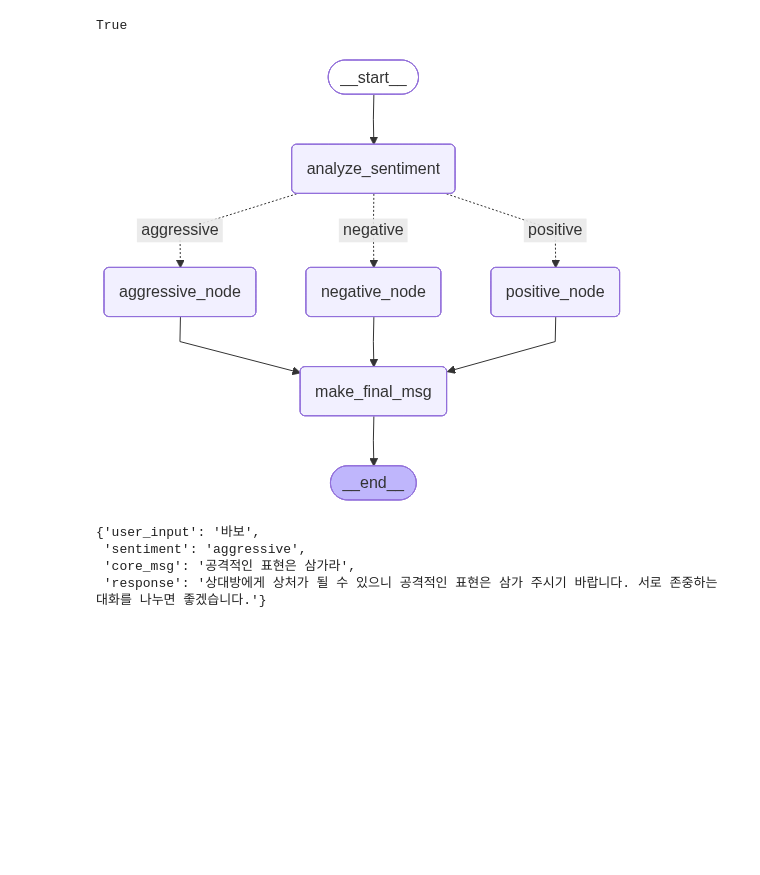
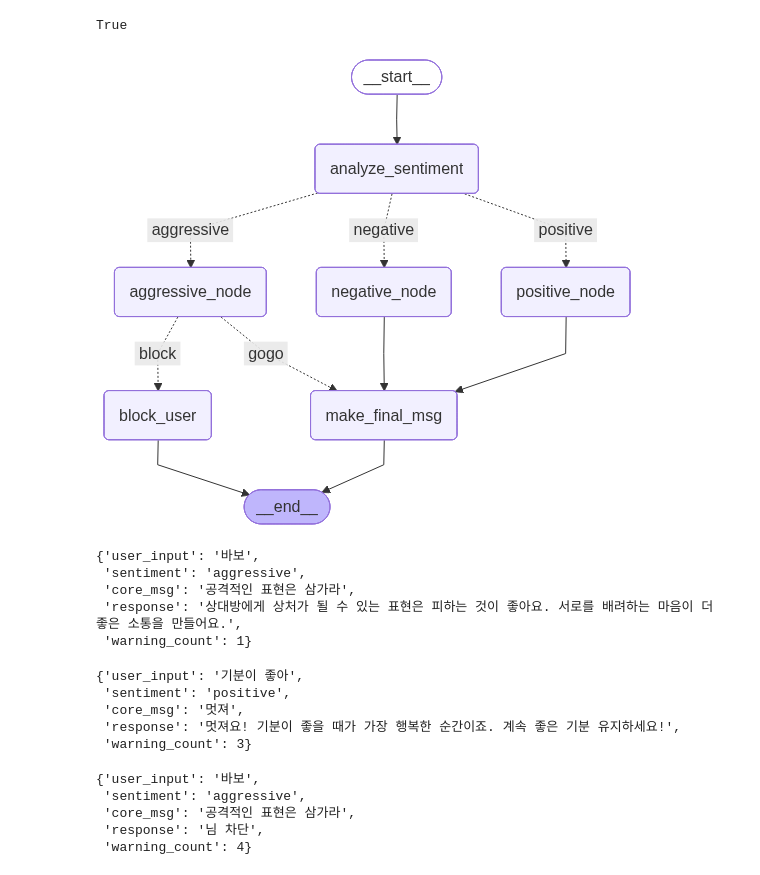
Before and after one commit to verba-neo/gaida-2, a Jupyter notebook: 05-langgraph/02-llm.ipynb, the cells around one changed output. Drawn from its saved outputs; the diff is of its cells as text; code cells hidden in the pictures; blank space fills up the shorter version.

```diff
--- a/05-langgraph/02-llm.ipynb
+++ b/05-langgraph/02-llm.ipynb
@@ -14,8 +41,9 @@ from typing import TypedDict, Literal, NotRequired
 class TeacherState(TypedDict):
     user_input: str  # 사용자 입력
     sentiment: NotRequired[Literal['positive', 'negative', 'aggressive']]  # 감정 분석
-    core_msg:  NotRequired[str]    # 핵심 메세지
-    response:  NotRequired[str]    # 최종 답변
+    core_msg:  NotRequired[str]      # 핵심 메세지
+    response:  NotRequired[str]      # 최종 답변
+    warning_count: NotRequired[int]  # 경고 횟수
 # %%
 from langchain.chat_models import init_chat_model
 
@@ -52,7 +80,13 @@ def negative_node(state: TeacherState):
 
 
 def aggressive_node(state: TeacherState):
-    return {'core_msg':  '공격적인 표현은 삼가라'}
+    # dict.get(a, b)  -> key a가 있으면, 해당 value. key a가 없으면 b가 나옴
+    count = state.get('warning_count', 0) + 1  # state에 'warning_count' 키가 있으면, 그대로 사용. 없으면 0
+    return {'core_msg':  '공격적인 표현은 삼가라', 'warning_count': count}
+
+
+def block_user(state: TeacherState):
+    return {'response': '님 차단'}
 # %%
 # 완성 Node
 def make_final_msg(state: TeacherState):
@@ -68,42 +102,78 @@ def make_final_msg(state: TeacherState):
 # %%
 def router(state: TeacherState):
     return state['sentiment']  # 단순히 다음 노드를 결정할 문자열만 return
+
+
+def block_router(state: TeacherState):
+    # count = state['warning_count']
+    count = state.get('warning_count', 0)
+
+    if count >= 3:
+        return 'block'
+    else:
+        return 'gogo'
 # %%
 from langgraph.graph import StateGraph, START, END
 
 graph = StateGraph(TeacherState)
 # 노드 등록 (등록 이름과 함수 이름을 맞추기)
 graph.add_node('analyze_sentiment', analyze_sentiment)
 graph.add_node('positive_node', positive_node)
 graph.add_node('negative_node', negative_node)
 graph.add_node('aggressive_node', aggressive_node)
+graph.add_node('block_user', block_user)
 graph.add_node('make_final_msg', make_final_msg)
 
 # 엣지 등록
 graph.add_edge(START, 'analyze_sentiment')
 graph.add_conditional_edges(
     'analyze_sentiment',
     router,
     {   # router 결과값 -> 다음 노드 이름
         'positive': 'positive_node',
         'negative': 'negative_node',
         'aggressive': 'aggressive_node',
     }
 )
 graph.add_edge('positive_node', 'make_final_msg')
 graph.add_edge('negative_node', 'make_final_msg')
-graph.add_edge('aggressive_node', 'make_final_msg')
+graph.add_conditional_edges(
+    'aggressive_node',
+    block_router,
+    {
+        'gogo': 'make_final_msg',
+        'block': 'block_user'
+    }
+)
 graph.add_edge('make_final_msg', END)
+graph.add_edge('block_user', END)
 
 app = graph.compile()
 
 app
 # %% [output]
-[figure, old version]
+[figure, new version]
 # %%
-app.invoke({'user_input': '바보'})
+app.invoke({'user_input': '바보', 'warning_count': 0})   # 답변 정상
 # %% [output]
 {'user_input': '바보',
  'sentiment': 'aggressive',
  'core_msg': '공격적인 표현은 삼가라',
- 'response': '상대방에게 상처가 될 수 있으니 공격적인 표현은 삼가 주시기 바랍니다. 서로 존중하는 대화를 나누면 좋겠습니다.'}
+ 'response': '상대방에게 상처가 될 수 있는 표현은 피하는 것이 좋아요. 서로를 배려하는 마음이 더 좋은 소통을 만들어요.',
+ 'warning_count': 1}
+# %%
+app.invoke({'user_input': '기분이 좋아', 'warning_count': 3})  # 답변 정상
+# %% [output]
+{'user_input': '기분이 좋아',
+ 'sentiment': 'positive',
+ 'core_msg': '멋져',
+ 'response': '멋져요! 기분이 좋을 때가 가장 행복한 순간이죠. 계속 좋은 기분 유지하세요!',
+ 'warning_count': 3}
+# %%
+app.invoke({'user_input': '바보', 'warning_count': 3})  # 차단
+# %% [output]
+{'user_input': '바보',
+ 'sentiment': 'aggressive',
+ 'core_msg': '공격적인 표현은 삼가라',
+ 'response': '님 차단',
+ 'warning_count': 4}
```
Also changed, not shown: parts of 1 cell of this notebook.
